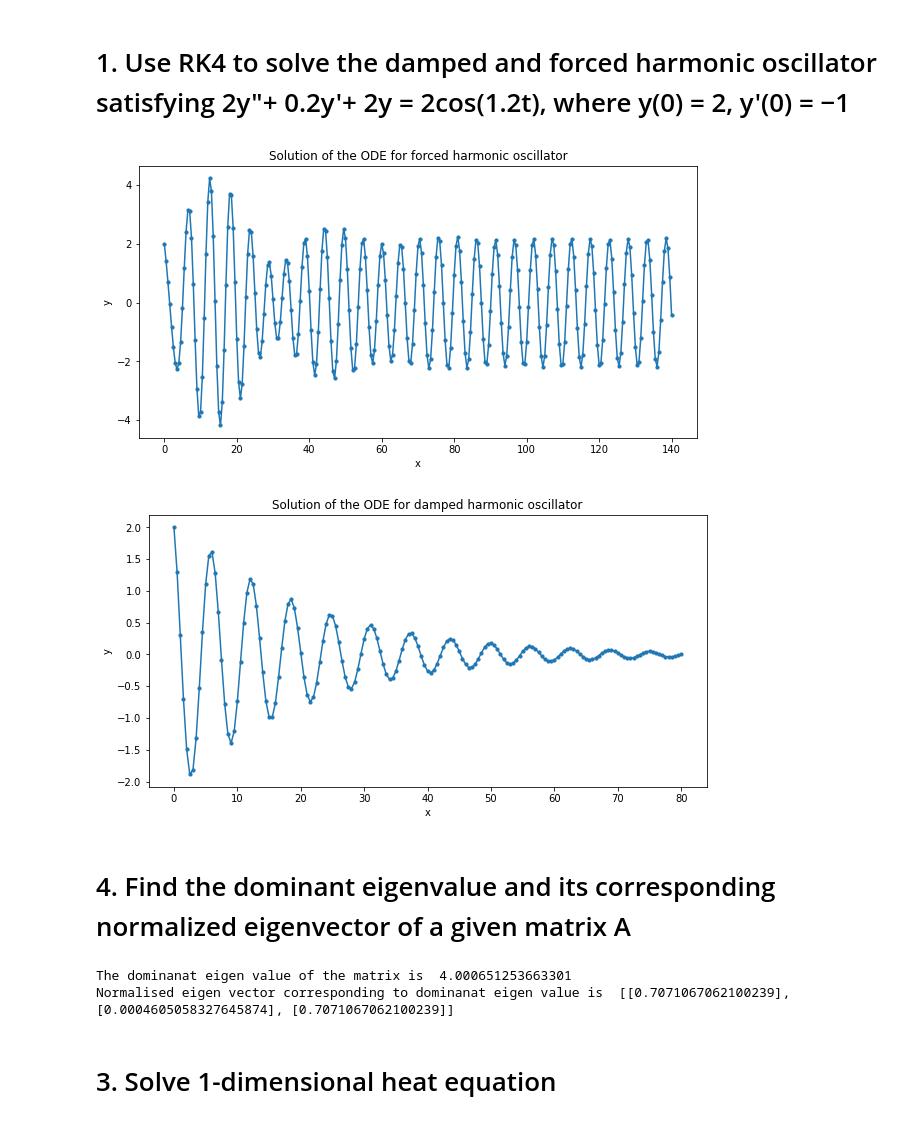
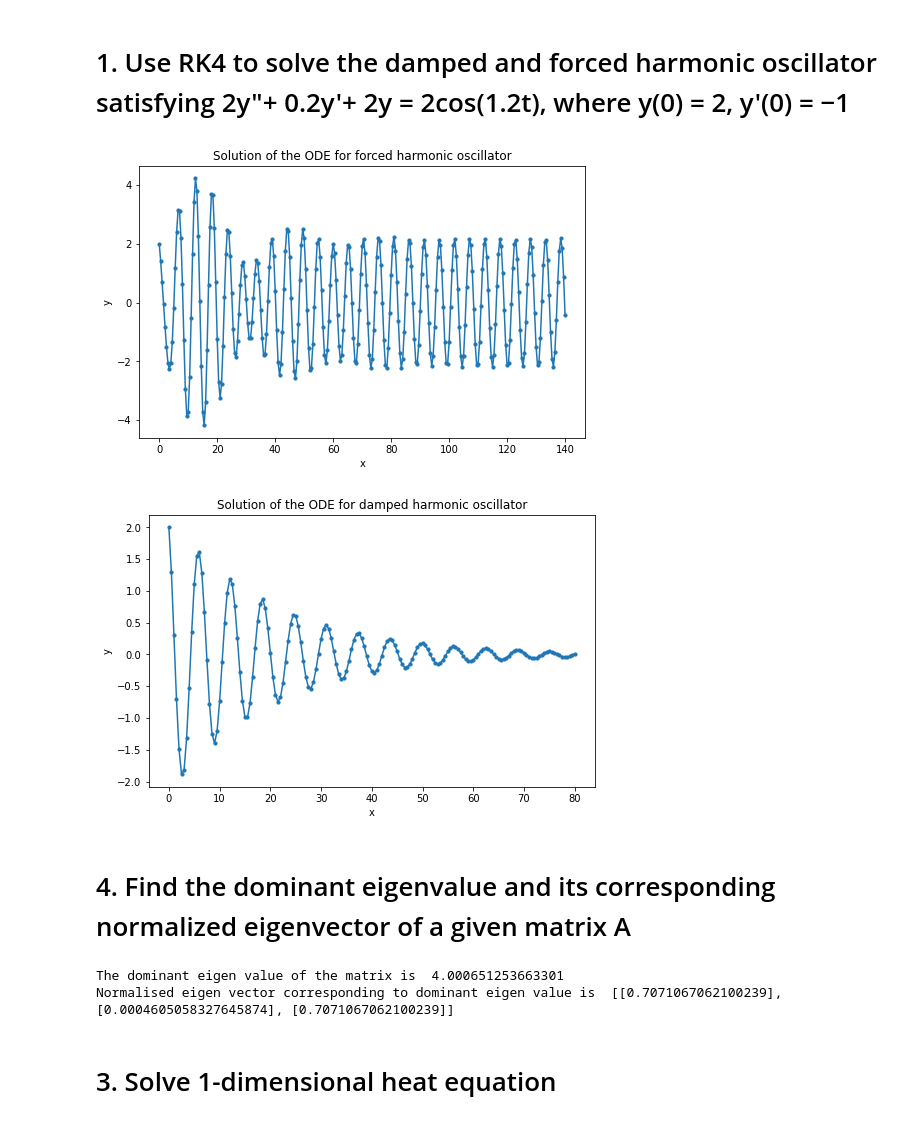
Before and after one commit to jabed-umar/P346-codes, a Jupyter notebook: ODE, PDE & Eigenvalue.ipynb, the cells around one changed output. Saved outputs shown, nothing was run; the diff lists cells and outputs as text; code cells hidden in the pictures.

```diff
--- a/ODE, PDE & Eigenvalue.ipynb
+++ b/ODE, PDE & Eigenvalue.ipynb
@@ -7,23 +7,23 @@ import matplotlib.pyplot as plt
 # %%
 # For forced harmonic oscillator
 # definig the double derivative of y with respect to x
 def ddy(x, y, z):
     return (2*math.cos(1.2*x) - 2*y - 0.2*z)/2
 # definig the single derivative of y with respect to x
 def dy(x, y, z):
     return z
 # solution
 x, y = a.rk_4(ddy, dy, 0, 2, -1, 140, 0.5)
 # plotting the solution of the ODE
-plt.figure(figsize=(10,5))
+plt.figure(figsize=(8,5))
 plt.scatter(x,y, s=10)
 plt.plot(x,y)
 plt.title("Solution of the ODE for forced harmonic oscillator")
 plt.xlabel("x")
 plt.ylabel("y")
 plt.show()
 # %% [output]
-[figure, old version]
+[figure, new version]
 # %%
 #For damped harmonic oscillator
 # definig the double derivative of y with respect to x
@@ -35,7 +35,7 @@ def dy(x, y, z):
 # solution
 x, y = a.rk_4(ddy, dy, 0, 2, -1, 80, 0.5)
 # plotting the solution of the ODE
-plt.figure(figsize=(10,5))
+plt.figure(figsize=(8,5))
 plt.scatter(x,y,s=10)
 plt.plot(x,y)
 plt.title("Solution of the ODE for damped harmonic oscillator")
@@ -43,7 +43,7 @@ plt.xlabel("x")
 plt.ylabel("y")
 plt.show()
 # %% [output]
-[figure, old version]
+[figure, new version]
 # %% [markdown]
 # 4. Find the dominant eigenvalue and its corresponding normalized eigenvector of a given matrix A
 # %%
@@ -51,11 +51,11 @@ A = [[2,1,2],
      [2,2,-2],
      [3,1,1]]
 evec, eval = a.powr_iter(A,[[1],[1],[1]],0.001)
-print("The dominanat eigen value of the matrix is ", eval)
-print("Normalised eigen vector corresponding to dominanat eigen value is ", evec)
+print("The dominant eigen value of the matrix is ", eval)
+print("Normalised eigen vector corresponding to dominant eigen value is ", evec)
 # %% [output]
-The dominanat eigen value of the matrix is  4.000651253663301
-Normalised eigen vector corresponding to dominanat eigen value is  [[0.7071067062100239], [0.0004605058327645874], [0.7071067062100239]]
+The dominant eigen value of the matrix is  4.000651253663301
+Normalised eigen vector corresponding to dominant eigen value is  [[0.7071067062100239], [0.0004605058327645874], [0.7071067062100239]]
 # %% [markdown]
 # 3. Solve 1-dimensional heat equation
 # %%
```
Also changed, not shown: parts of 1 cell of this notebook.
